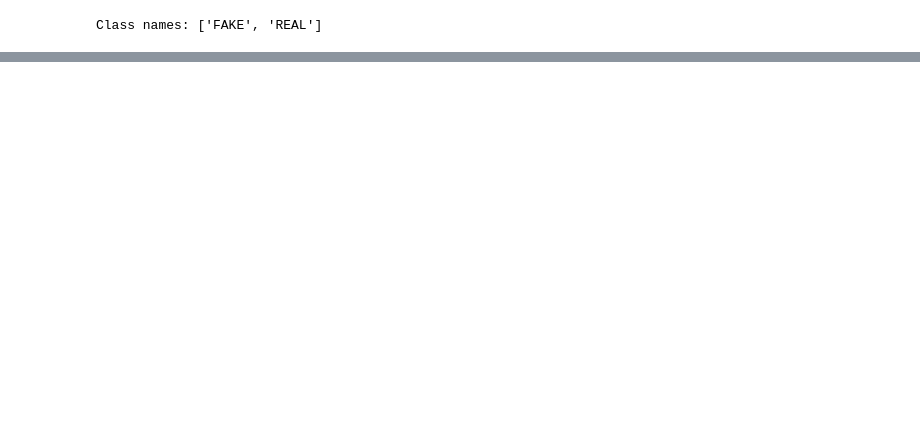
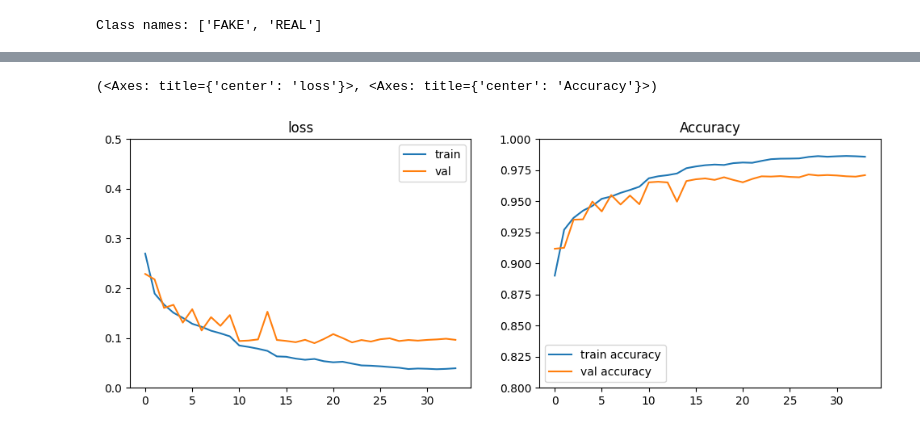
Before and after one commit to nghia95/fake-data-detector, a Jupyter notebook: notebooks/roma_utils/image_dataset.ipynb, the cells around one changed output, grey strips where cells are left out. Saved outputs shown, nothing was run; the diff lists cells and outputs as text; code cells hidden in the pictures; blank space fills up the shorter version.

Commit message:
97% home made image model

```diff
--- a/notebooks/roma_utils/image_dataset.ipynb
+++ b/notebooks/roma_utils/image_dataset.ipynb
@@ -88,0 +132,22 @@ Label batch shape: (32, 1)
+# %%
+from tensorflow.keras.metrics import Precision, Recall, AUC
+from tensorflow.keras.losses import BinaryCrossentropy
+
+
+def compile_model(model):
+    model.compile(
+        optimizer="adam",
+        loss="binary_crossentropy",
+        metrics=["accuracy", Precision(), Recall(), AUC()]
+    )
+    return model
+# %%
+from tensorflow.keras.callbacks import EarlyStopping
+from tensorflow.keras.callbacks import ReduceLROnPlateau
+
+lr_scheduler = ReduceLROnPlateau(monitor="val_loss", factor=0.5, patience=3, verbose=1)
+es = EarlyStopping(patience = 15, monitor ='val_loss', restore_best_weights=True)
+# %%
+model = initialize_model()
+model = compile_model(model)
+history = model.fit(train_ds, validation_data=test_ds, epochs = 100, batch_size = 32, callbacks = [es, lr_scheduler])
@@ -88,0 +172,26 @@ Label batch shape: (32, 1)
+# %%
+def plot_history(history, title='', axs=None, exp_name=""):
+    if axs is not None:
+        ax1, ax2 = axs
+    else:
+        f, (ax1, ax2) = plt.subplots(1, 2, figsize=(12, 4))
+
+    if len(exp_name) > 0 and exp_name[0] != '_':
+        exp_name = '_' + exp_name
+    ax1.plot(history.history['loss'], label = 'train' + exp_name)
+    ax1.plot(history.history['val_loss'], label = 'val' + exp_name)
+    ax1.set_ylim(0., 0.5)
+    ax1.set_title('loss')
+    ax1.legend()
+
+    ax2.plot(history.history['accuracy'], label='train accuracy'  + exp_name)
+    ax2.plot(history.history['val_accuracy'], label='val accuracy'  + exp_name)
+    ax2.set_ylim(0.8, 1.)
+    ax2.set_title('Accuracy')
+    ax2.legend()
+    return (ax1, ax2)
+# %%
+plot_history(history, title='', axs=None, exp_name="")
+# %% [output]
+(<Axes: title={'center': 'loss'}>, <Axes: title={'center': 'Accuracy'}>)
+[figure, added]
```
Also changed, not shown: parts of 20 cells of this notebook, 1 other file.
